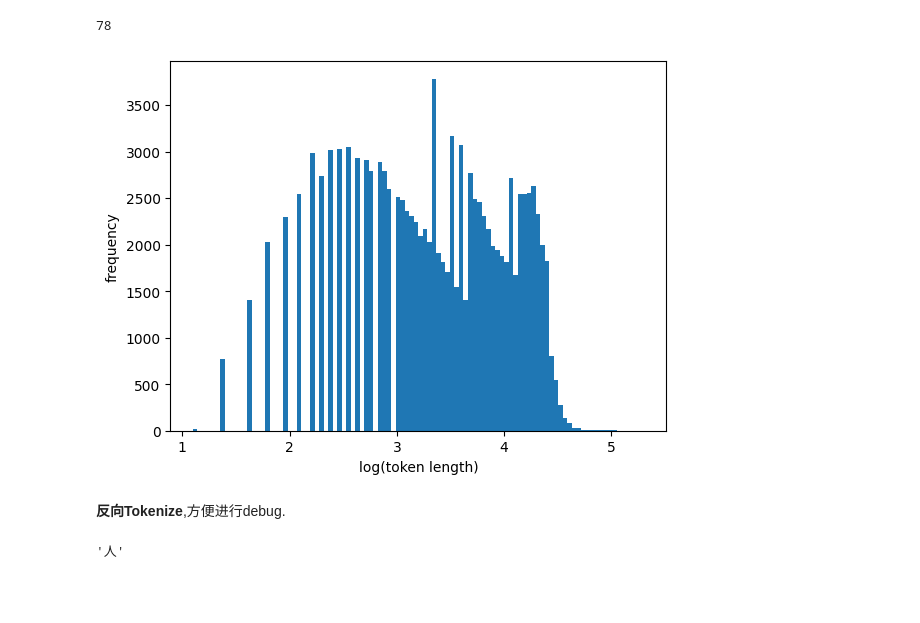
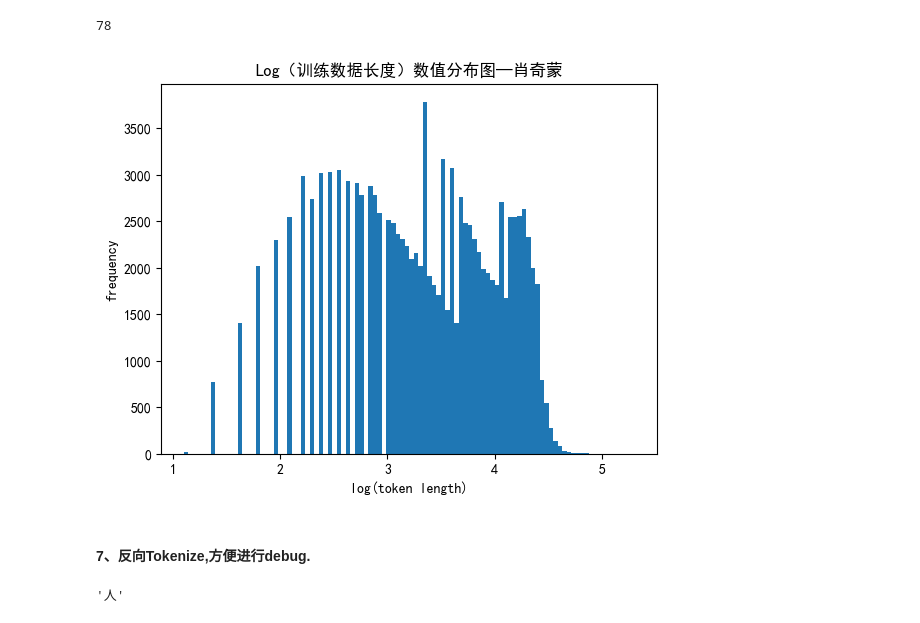
Before and after one commit to moonchildink/WeiboCommentEmotionAnalysis, a Jupyter notebook: process.ipynb, the cells around one changed output. Cells and saved outputs as stored; diff of their text form; code cells hidden in the pictures; blank space fills up the shorter version.

```diff
--- a/process.ipynb
+++ b/process.ipynb
@@ -139,13 +139,14 @@ maxTokens
 78
 # %%
 plt.hist(np.log(tokenLens),bins=100)
+plt.title('Log（训练数据长度）数值分布图—肖奇蒙')
 plt.xlabel('log(token length)')
 plt.ylabel('frequency')
 plt.show()
 # %% [output]
-[figure, old version]
+[figure, new version]
 # %% [markdown]
-**反向Tokenize**,方便进行debug.
+#### 7、**反向Tokenize**,方便进行debug.
 # %%
 word_vectors.index_to_key[12]
 # %% [output]
```
Also changed, not shown: parts of 63 cells of this notebook, 4 other files.
